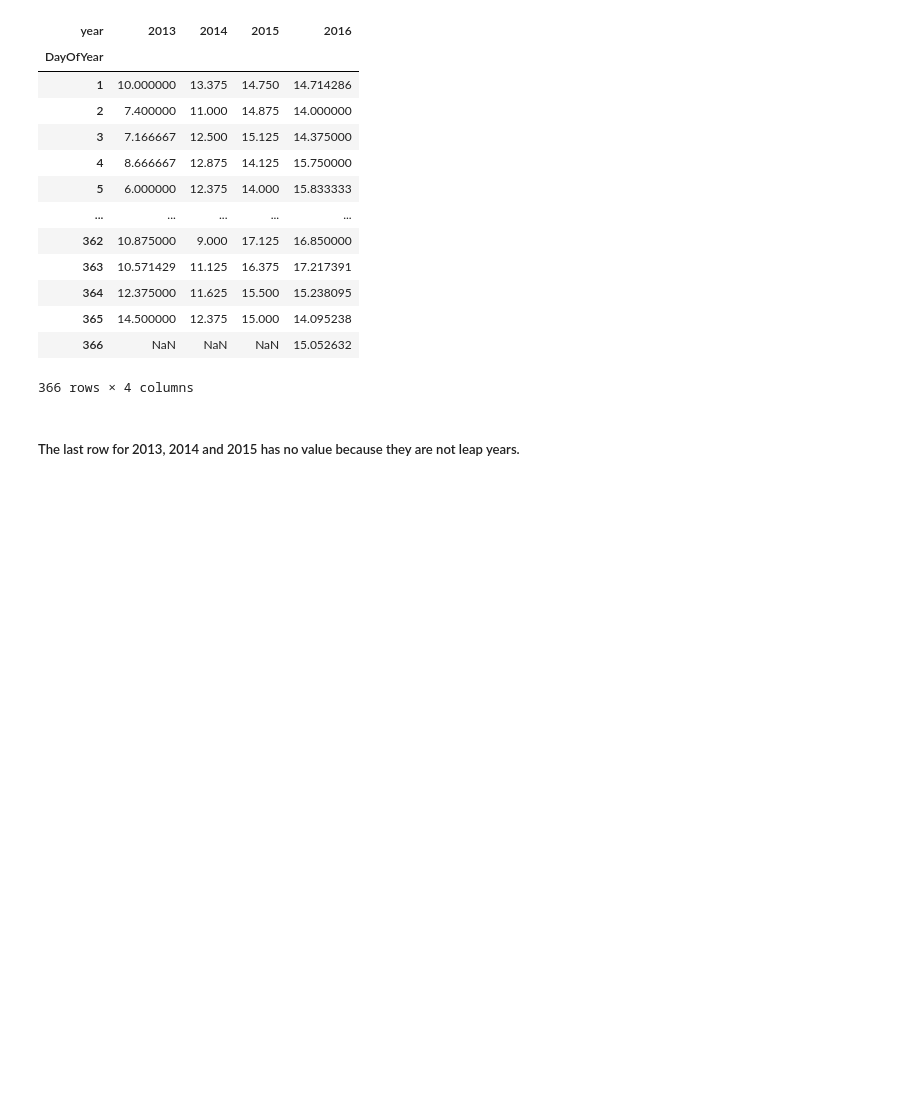
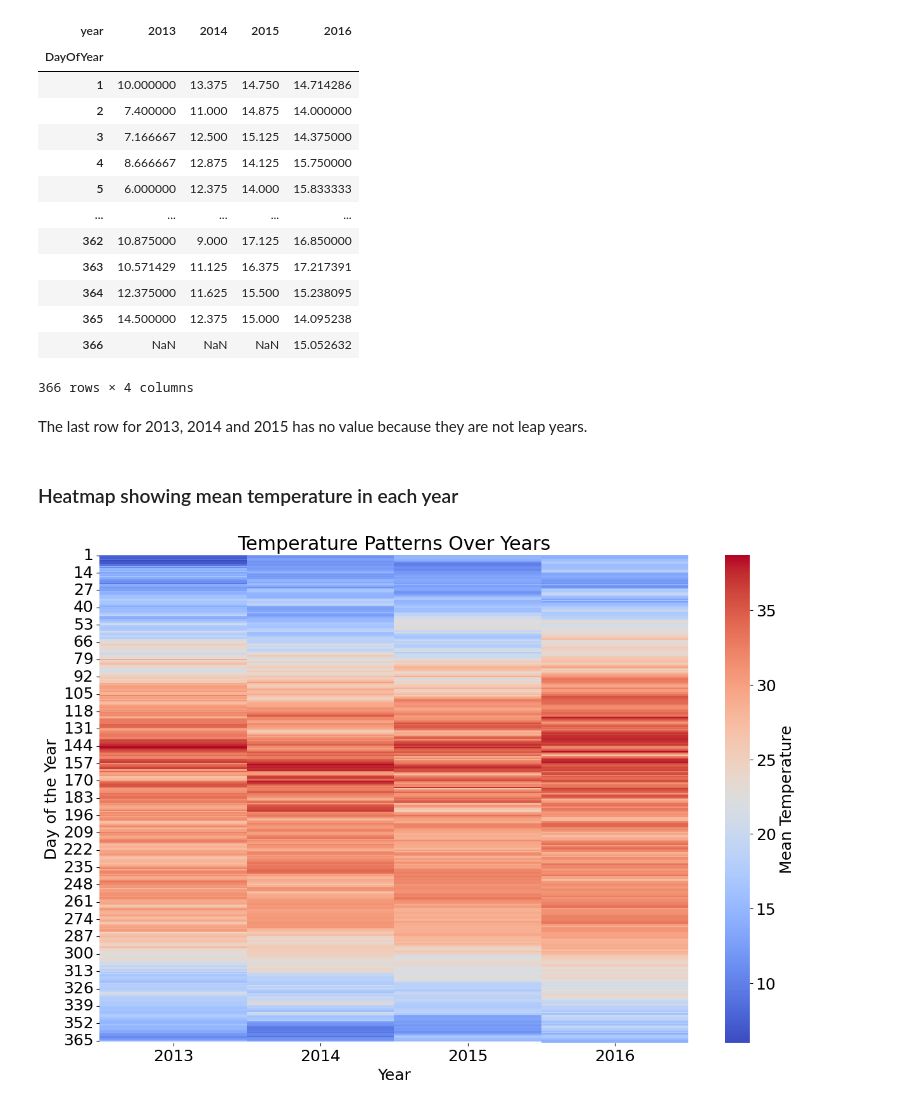
Before and after one commit to nwudochika/CMSC6950_Project, a Jupyter notebook: CMSC6950_Project.ipynb, the cells around one changed output. Saved outputs shown, nothing was run; the diff lists cells and outputs as text; code cells hidden in the pictures; blank space fills up the shorter version.

Commit message:
Adding heatmap and lineplot comparison per year for mean temperature

```diff
--- a/CMSC6950_Project.ipynb
+++ b/CMSC6950_Project.ipynb
@@ -337,10 +338,10 @@ top_coldest_days_2016
 data['DayOfYear'] = data.index.dayofyear
 
 # Now, pivot the table to get years as columns and days of the year as rows.
-pivoted_df = data.pivot(index='DayOfYear', columns='year', values='meantemp')
+pivoted_temp = data.pivot(index='DayOfYear', columns='year', values='meantemp')
 
 # The resulting DataFrame 'pivoted_df' will have years as columns and the temperature for each day as rows.
-pivoted_df
+pivoted_temp
 # %% [output]
 | year | 2013 | 2014 | 2015 | 2016 |
 | DayOfYear |  |  |  |  |
@@ -357,4 +358,20 @@ pivoted_df
 | 366 | NaN | NaN | NaN | 15.052632 |
 366 rows × 4 columns
 # %% [markdown]
-##### The last row for 2013, 2014 and 2015 has no value because they are not leap years.
+The last row for 2013, 2014 and 2015 has no value because they are not leap years.
+# %% [markdown]
+### Heatmap showing mean temperature in each year
+# %%
+# set some defaults
+params = {'figure.figsize': [15, 10],
+          'font.size': 18}
+
+mpl.rcParams.update(params)
+
+sns.heatmap(pivoted_temp, cmap='coolwarm', cbar_kws={'label': 'Mean Temperature'})
+plt.title('Temperature Patterns Over Years')
+plt.xlabel('Year')
+plt.ylabel('Day of the Year')
+plt.show()
+# %% [output]
+[figure, added]
```
Also changed, not shown: parts of 3 cells of this notebook.
